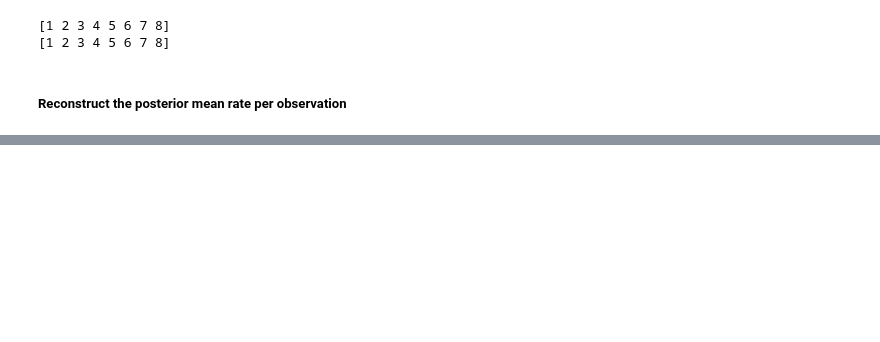
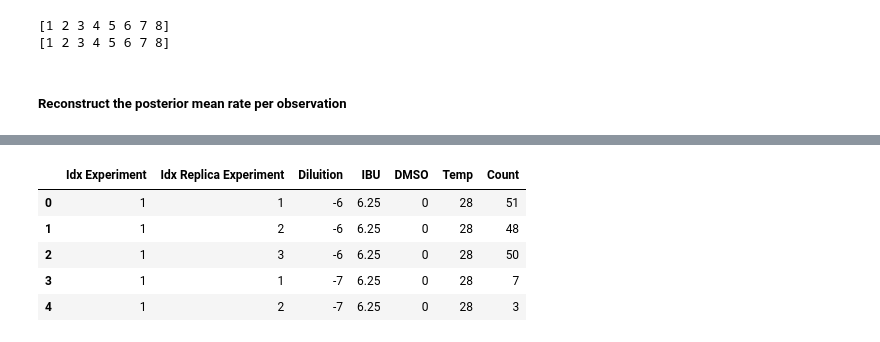
Before and after one commit to ahbagheri01/Progetto_Bayesian_Statistics, a Jupyter notebook: src/jupyter/sara_analyze.ipynb, the cells around one changed output, grey strips where cells are left out. Drawn from its saved outputs; the diff is of its cells as text; code cells hidden in the pictures; blank space fills up the shorter version.

```diff
--- a/src/jupyter/sara_analyze.ipynb
+++ b/src/jupyter/sara_analyze.ipynb
@@ -149,0 +172,9 @@ KeyError: ('ab_baseline_simple_poi.stan', (), 'simple')
+# %%
+data_donors.head()
+# %% [output]
+|  | Idx Experiment | Idx Replica Experiment | Diluition | IBU | DMSO | Temp | Count |
+| 0 | 1 | 1 | -6 | 6.25 | 0 | 28 | 51 |
+| 1 | 1 | 2 | -6 | 6.25 | 0 | 28 | 48 |
+| 2 | 1 | 3 | -6 | 6.25 | 0 | 28 | 50 |
+| 3 | 1 | 1 | -7 | 6.25 | 0 | 28 | 7 |
+| 4 | 1 | 2 | -7 | 6.25 | 0 | 28 | 3 |
```
Also changed, not shown: parts of 7 cells of this notebook, 2 other files.
